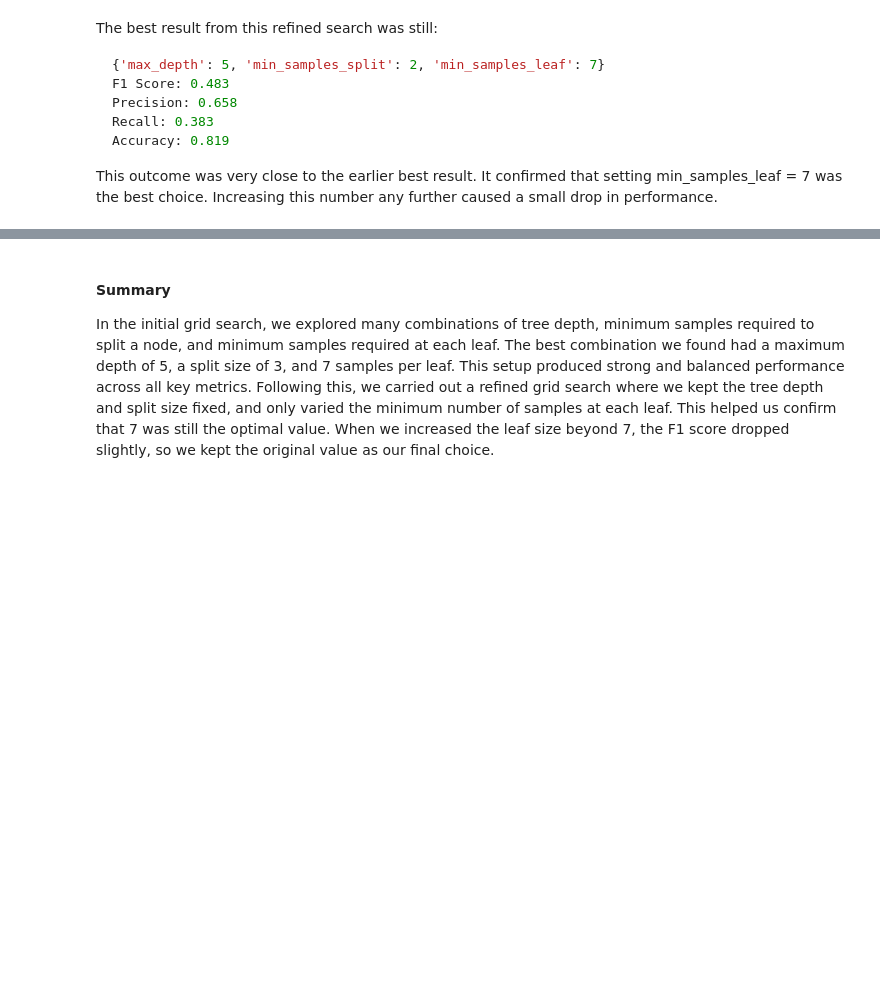
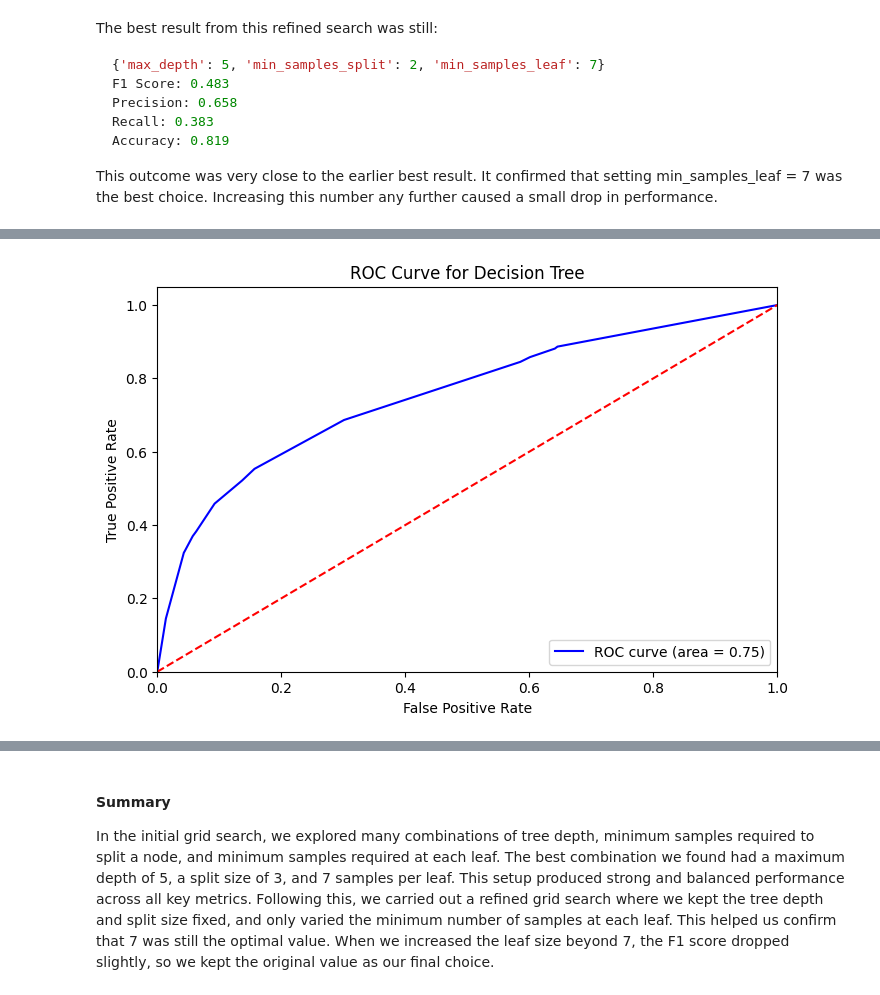
Before and after one commit to SpikeElliot/Data-Mining-Case-Studies, a Jupyter notebook: creditdefault_study/creditdefault.ipynb, the cells around one changed output, grey strips where cells are left out. Saved outputs shown, nothing was run; the diff lists cells and outputs as text; code cells hidden in the pictures; blank space fills up the shorter version.

```diff
--- a/creditdefault_study/creditdefault.ipynb
+++ b/creditdefault_study/creditdefault.ipynb
@@ -292,3 +365,29 @@ def plot_hyperparameter_metric(cv_results, param_name, metric="mean_test_accurac
+# %%
+def plot_roc_curve(model, X_test,y_test,model_name="Model", preprocessing_func=None) -> None:
+    """
+    Plot the ROC curve for a given model and test data.
+    """
+    if preprocessing_func:
+        X_test = preprocessing_func(X_test)
+
+    # Get predicted probabilities for the positive class
+    y_scores = model.predict_proba(X_test)[:, 1]
+
+    # Compute ROC curve and ROC area
+    fpr, tpr, _ = roc_curve(y_test, y_scores)
+    roc_auc = auc(fpr, tpr)
+
+    # Plotting the ROC curve
+    plt.figure(figsize=(8, 5))
+    plt.plot(fpr, tpr, color='blue', label=f'ROC curve (area = {roc_auc:.2f})')
+    plt.plot([0, 1], [0, 1], color='red', linestyle='--')  # Diagonal line
+    plt.xlim([0.0, 1.0])
+    plt.ylim([0.0, 1.05])
+    plt.xlabel('False Positive Rate')
+    plt.ylabel('True Positive Rate')
+    plt.title(f'ROC Curve for {model_name}')
+    plt.legend(loc='lower right')
+    plt.show()
 # %% [markdown]
 ### K-Nearest Neighbour Classifier
 
@@ -577,0 +636,10 @@ Best F1 score: 0.519
+# %%
+plot_roc_curve(
+    model=best_decision_tree,
+    X_test=X_test,
+    y_test=y_test,
+    model_name="Decision Tree",
+    preprocessing_func=preprocess_data
+)
+# %% [output]
+[figure, added]
```
Also changed, not shown: parts of 35 cells of this notebook.
